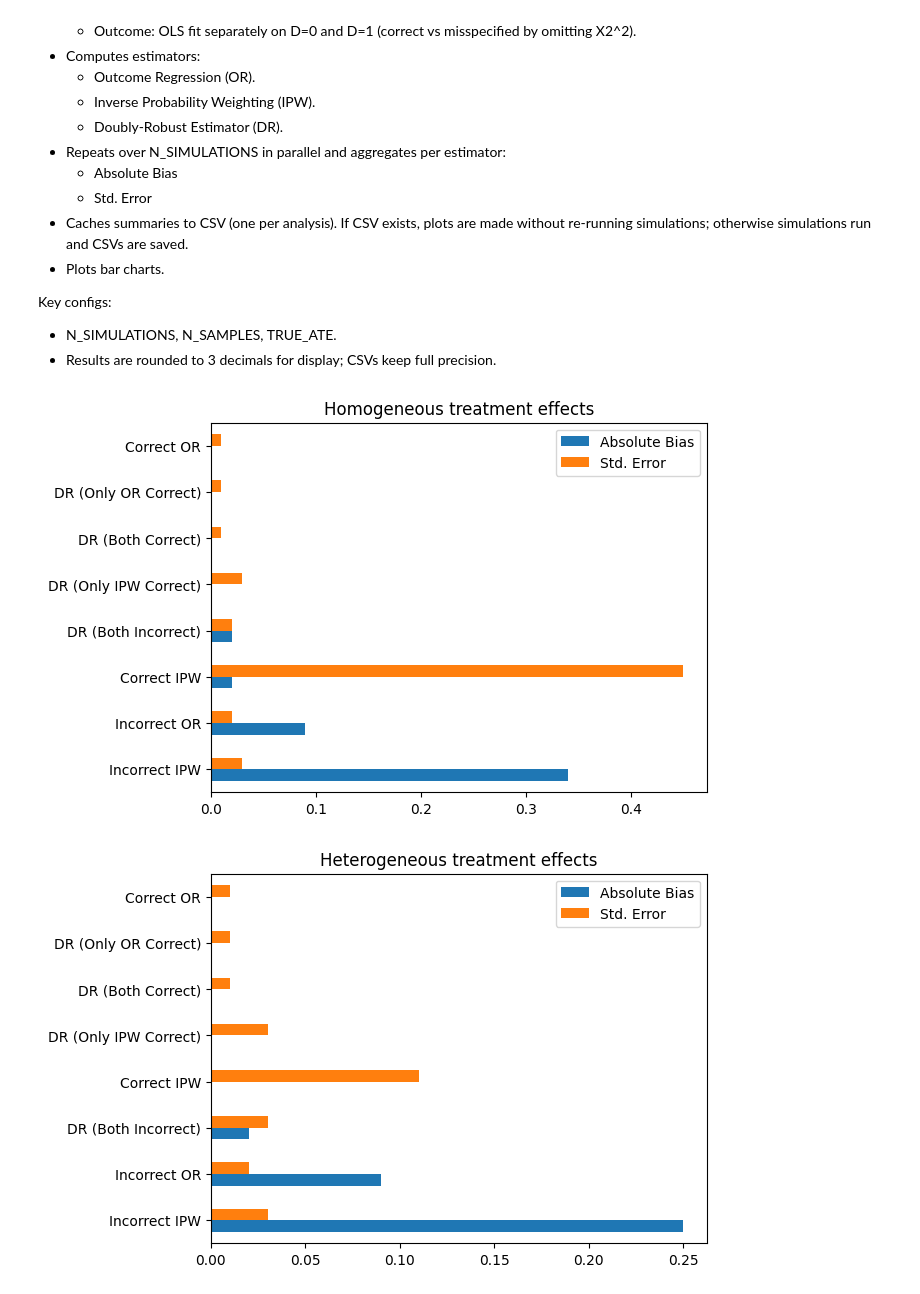
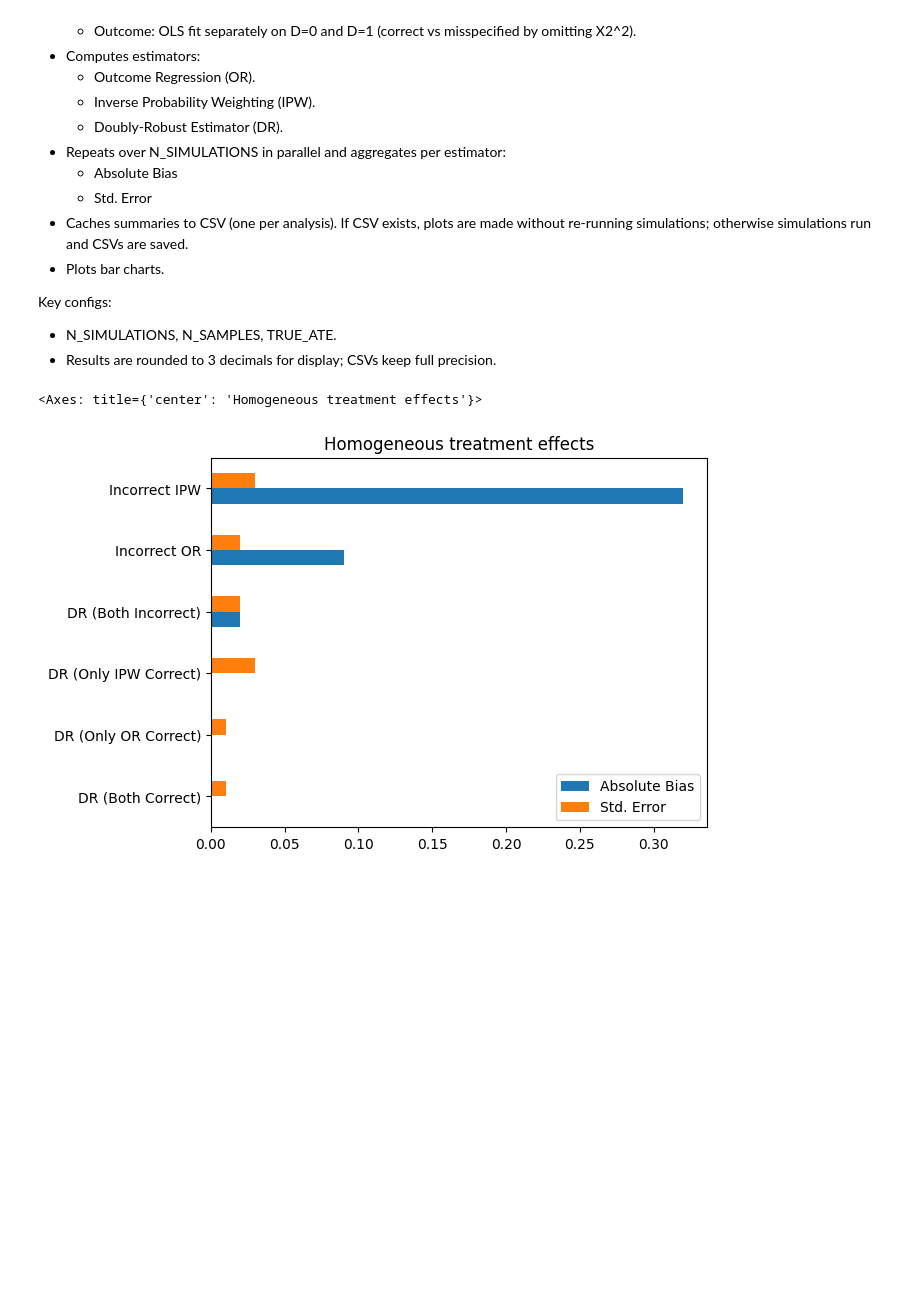
Before and after one commit to joaodimas/Doubly_robust_estimator, a Jupyter notebook: DR_estimator.ipynb, the cells around one changed output. Cells and saved outputs as stored; diff of their text form; code cells hidden in the pictures; blank space fills up the shorter version.

```diff
--- a/DR_estimator.ipynb
+++ b/DR_estimator.ipynb
@@ -31,11 +31,12 @@ import statsmodels.formula.api as smf
 from joblib import Parallel, delayed
 import os
 from tqdm_joblib import tqdm_joblib
+import matplotlib.pyplot as plt
 
 # --- 1. GLOBAL CONFIGURATION ---
 N_SIMULATIONS = 1000
 N_SAMPLES = 100000
-TRUE_ATE = 5.0
+TRUE_ATE = 2.0
 
 # --- DATA GENERATING PROCESSES ---
 
@@ -55,7 +56,7 @@ def generate_homogeneous_data(n_samples=N_SAMPLES, ate=TRUE_ATE):
     Y = 10 + 2 * X1 + 3 * X2 + 2 * X2_sq + (ate * D) + noise
 
     return pd.DataFrame({
-        'X1': X1, 'X2': X2, 'X1_sq': X1_sq, 'X2_sq': X2_sq, 'D': D, 'Y': Y
+        'X1': X1, 'X2': X2, 'X1_sq': X1_sq, 'X2_sq': X2_sq, 'D': D, 'Y': Y, 'true_pi': true_propensity
     })
 
 def generate_heterogeneous_data(n_samples=N_SAMPLES, base_ate=TRUE_ATE):
@@ -75,7 +76,7 @@ def generate_heterogeneous_data(n_samples=N_SAMPLES, base_ate=TRUE_ATE):
     Y = 10 + 2 * X1 + 3 * X2 + 2 * X2_sq + (cate * D) + noise
 
     return pd.DataFrame({
-        'X1': X1, 'X2': X2, 'X1_sq': X1_sq, 'X2_sq': X2_sq, 'D': D, 'Y': Y
+        'X1': X1, 'X2': X2, 'X1_sq': X1_sq, 'X2_sq': X2_sq, 'D': D, 'Y': Y, 'true_pi': true_propensity
     })
 
 
@@ -119,7 +120,6 @@ def estimate_ipw(data, pi_hat):
 
 def estimate_dr(data, pi_hat, mu0_hat, mu1_hat):
     """Doubly Robust estimator."""
-    pi_hat = np.clip(pi_hat, 0.01, 0.99)
     term1 = data['D'] * (data['Y'] - mu1_hat) / pi_hat + mu1_hat
     term2 = (1 - data['D']) * (data['Y'] - mu0_hat) / (1 - pi_hat) + mu0_hat
     return np.mean(term1 - term2)
@@ -138,12 +138,10 @@ def run_single_simulation(dgp_function, heterogeneous_flag):
 
     estimates = {
         'DR (Both Correct)': estimate_dr(df, pi_correct, mu0_correct, mu1_correct),
+        'DR (Only OR Correct)': estimate_dr(df, pi_incorrect, mu0_correct, mu1_correct),
         'DR (Only IPW Correct)': estimate_dr(df, pi_correct, mu0_incorrect, mu1_incorrect),
-        'DR (Only OR Correct)': estimate_dr(df, pi_incorrect, mu0_correct, mu1_correct),
         'DR (Both Incorrect)': estimate_dr(df, pi_incorrect, mu0_incorrect, mu1_incorrect),
-        'Correct OR': estimate_or(mu1_correct, mu0_correct),
         'Incorrect OR': estimate_or(mu1_incorrect, mu0_incorrect),
-        'Correct IPW': estimate_ipw(df, pi_correct),
         'Incorrect IPW': estimate_ipw(df, pi_incorrect),
     }
     return estimates
@@ -157,30 +155,22 @@ def run_parallel_simulation(dgp_function, heterogeneous_flag):
         )
 
     results_df = pd.DataFrame(results)
-    summary = pd.DataFrame({
-        'Absolute Bias': abs(results_df.mean() - TRUE_ATE),
-        'Std. Error': results_df.std()
-    })
-    return summary.round(2)
+    results_df.to_csv(f'results_{"heterogeneous" if heterogeneous_flag else "homogeneous"}.csv')
 
-# --- EXECUTION ---
-
-if __name__ == "__main__":
-    homogeneous_csv = "homogeneous_summary.csv"
-    if os.path.exists(homogeneous_csv):
-        homogeneous_results = pd.read_csv(homogeneous_csv, index_col=0)
-    else:
-        homogeneous_results = run_parallel_simulation(generate_homogeneous_data, heterogeneous_flag=False)
-        homogeneous_results.to_csv(homogeneous_csv, index=True)
-    homogeneous_results[['Absolute Bias', 'Std. Error']].sort_values(['Absolute Bias', 'Std. Error'], ascending=[False, False]).plot.barh(title='Homogeneous treatment effects')
-
-    heterogeneous_csv = "heterogeneous_summary.csv"
-    if os.path.exists(heterogeneous_csv):
-        heterogeneous_results = pd.read_csv(heterogeneous_csv, index_col=0)
-    else:
-        heterogeneous_results = run_parallel_simulation(generate_heterogeneous_data, heterogeneous_flag=True)
-        heterogeneous_results.to_csv(heterogeneous_csv, index=True)
-    heterogeneous_results[['Absolute Bias', 'Std. Error']].sort_values(['Absolute Bias', 'Std. Error'], ascending=[False, False]).plot.barh(title='Heterogeneous treatment effects')
+    return results_df
-# %% [output]
-[figure, removed]
-[figure, removed]
+# %%
+homogeneous_csv = 'results_homogeneous.csv'
+if os.path.exists(homogeneous_csv):
+    homogeneous_results = pd.read_csv(homogeneous_csv, index_col=0)
+else:
+    homogeneous_results = run_parallel_simulation(generate_homogeneous_data, heterogeneous_flag=False)
+
+homogeneous_summary = pd.DataFrame({
+        'Absolute Bias': abs(homogeneous_results.mean(axis=0) - TRUE_ATE),
+        'Std. Error': homogeneous_results.std()
+    })
+
+homogeneous_summary[['Absolute Bias', 'Std. Error']].round(2).plot.barh(title='Homogeneous treatment effects')
+# %% [output]
+<Axes: title={'center': 'Homogeneous treatment effects'}>
+[figure, added]
```
Also changed, not shown: parts of 1 cell of this notebook, 7 other files.
